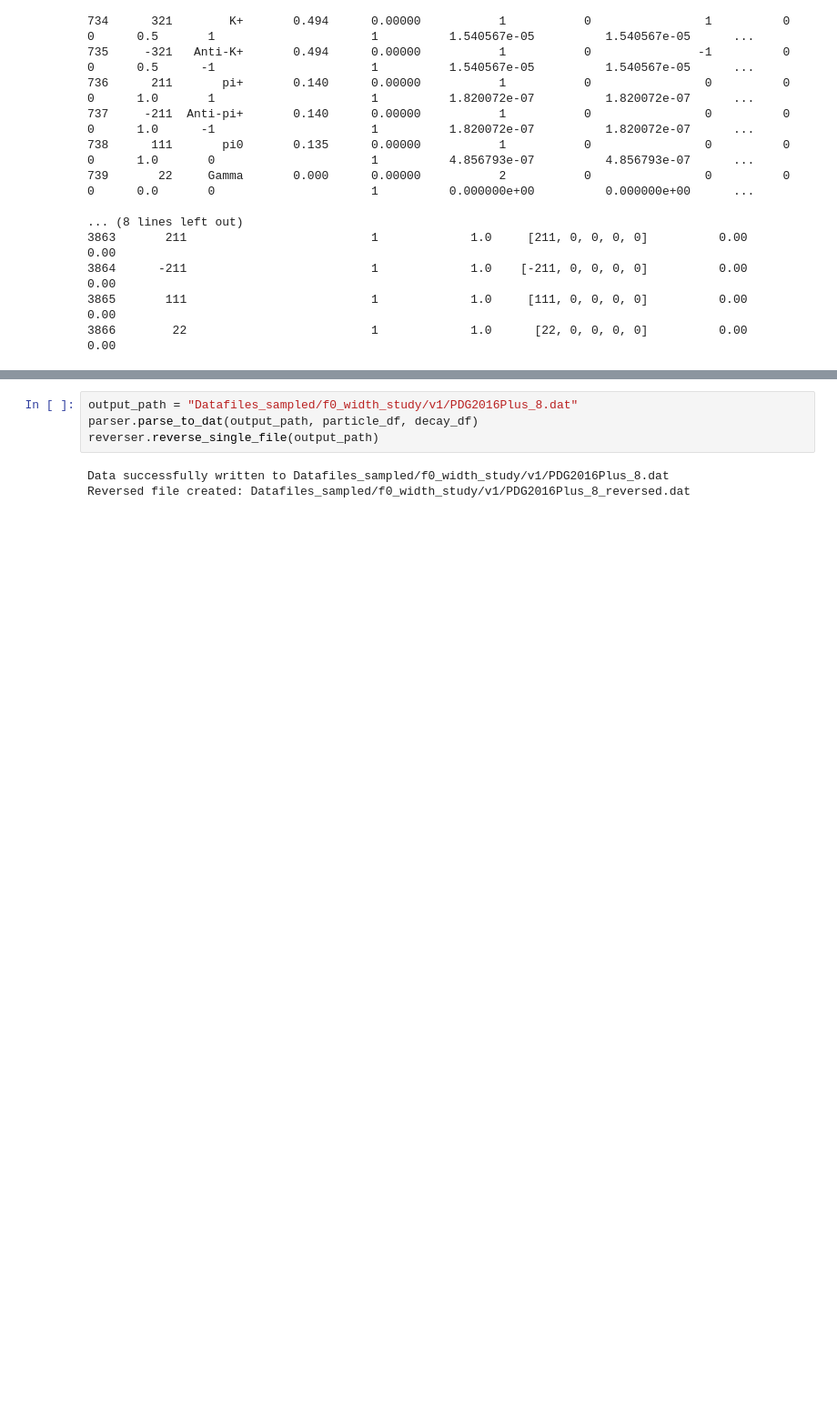
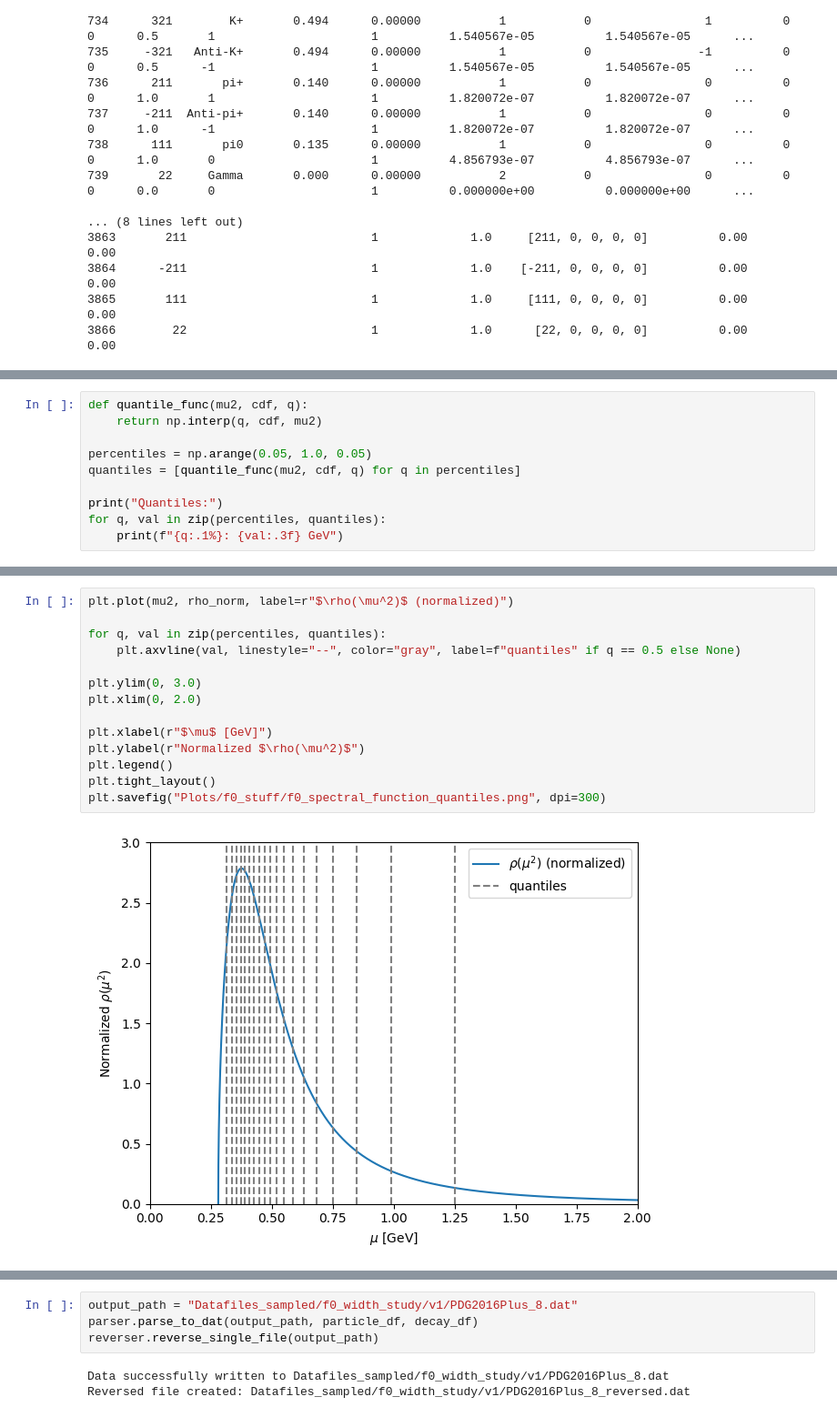
Before and after one commit to Claitos/FastReso-Scripts, a Jupyter notebook: study-uncertainties.ipynb, the cells around one changed output, grey strips where cells are left out. Shown at 91% size. Drawn from its saved outputs; the diff is of its cells as text; blank space fills up the shorter version.

```diff
--- a/study-uncertainties.ipynb
+++ b/study-uncertainties.ipynb
@@ -81,0 +169,10 @@ print("\n")
+# %%
+def quantile_func(mu2, cdf, q):
+    return np.interp(q, cdf, mu2)
+
+percentiles = np.arange(0.05, 1.0, 0.05)
+quantiles = [quantile_func(mu2, cdf, q) for q in percentiles]
+
+print("Quantiles:")
+for q, val in zip(percentiles, quantiles):
+    print(f"{q:.1%}: {val:.3f} GeV")
@@ -81,0 +200,16 @@ print("\n")
+# %%
+plt.plot(mu2, rho_norm, label=r"$\rho(\mu^2)$ (normalized)")
+
+for q, val in zip(percentiles, quantiles):
+    plt.axvline(val, linestyle="--", color="gray", label=f"quantiles" if q == 0.5 else None)
+
+plt.ylim(0, 3.0)
+plt.xlim(0, 2.0)
+
+plt.xlabel(r"$\mu$ [GeV]")
+plt.ylabel(r"Normalized $\rho(\mu^2)$")
+plt.legend()
+plt.tight_layout()
+plt.savefig("Plots/f0_stuff/f0_spectral_function_quantiles.png", dpi=300)
+# %% [output]
+[figure, added]
```
Also changed, not shown: parts of 7 cells of this notebook.
